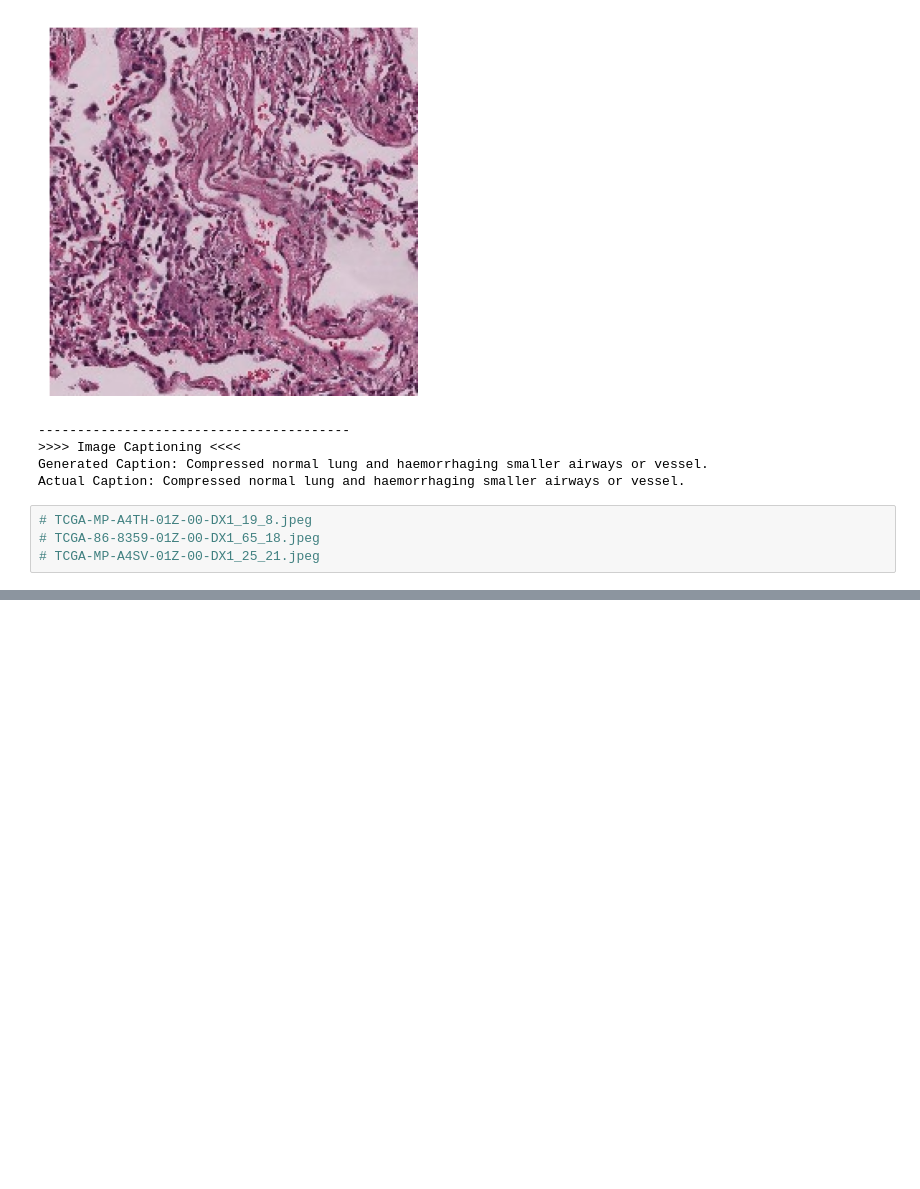
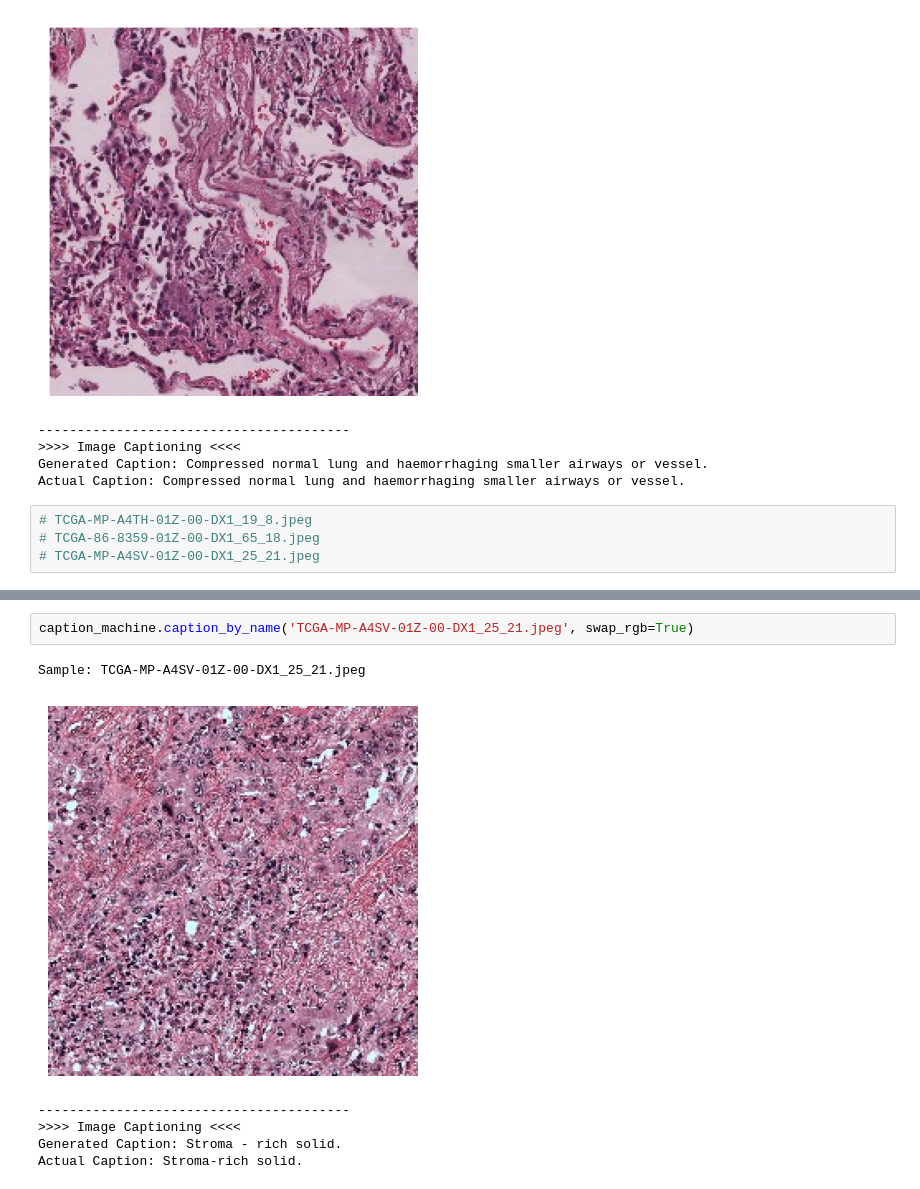
Before and after one commit to crystilonz/tumour_deep_learning, a Jupyter notebook: src/models/application/caption_lstm.ipynb, the cells around one changed output, grey strips where cells are left out. Saved outputs shown, nothing was run; the diff lists cells and outputs as text; blank space fills up the shorter version.

```diff
--- a/src/models/application/caption_lstm.ipynb
+++ b/src/models/application/caption_lstm.ipynb
@@ -102,0 +133,9 @@ Actual Caption: Compressed normal lung and haemorrhaging smaller airways or vess
+# %%
+caption_machine.caption_by_name('TCGA-MP-A4SV-01Z-00-DX1_25_21.jpeg', swap_rgb=True)
+# %% [output]
+Sample: TCGA-MP-A4SV-01Z-00-DX1_25_21.jpeg
+[figure, added]
+----------------------------------------
+>>>> Image Captioning <<<<
+Generated Caption: Stroma - rich solid.
+Actual Caption: Stroma-rich solid.
```
Also changed, not shown: parts of 11 cells of this notebook, 12 other files.
